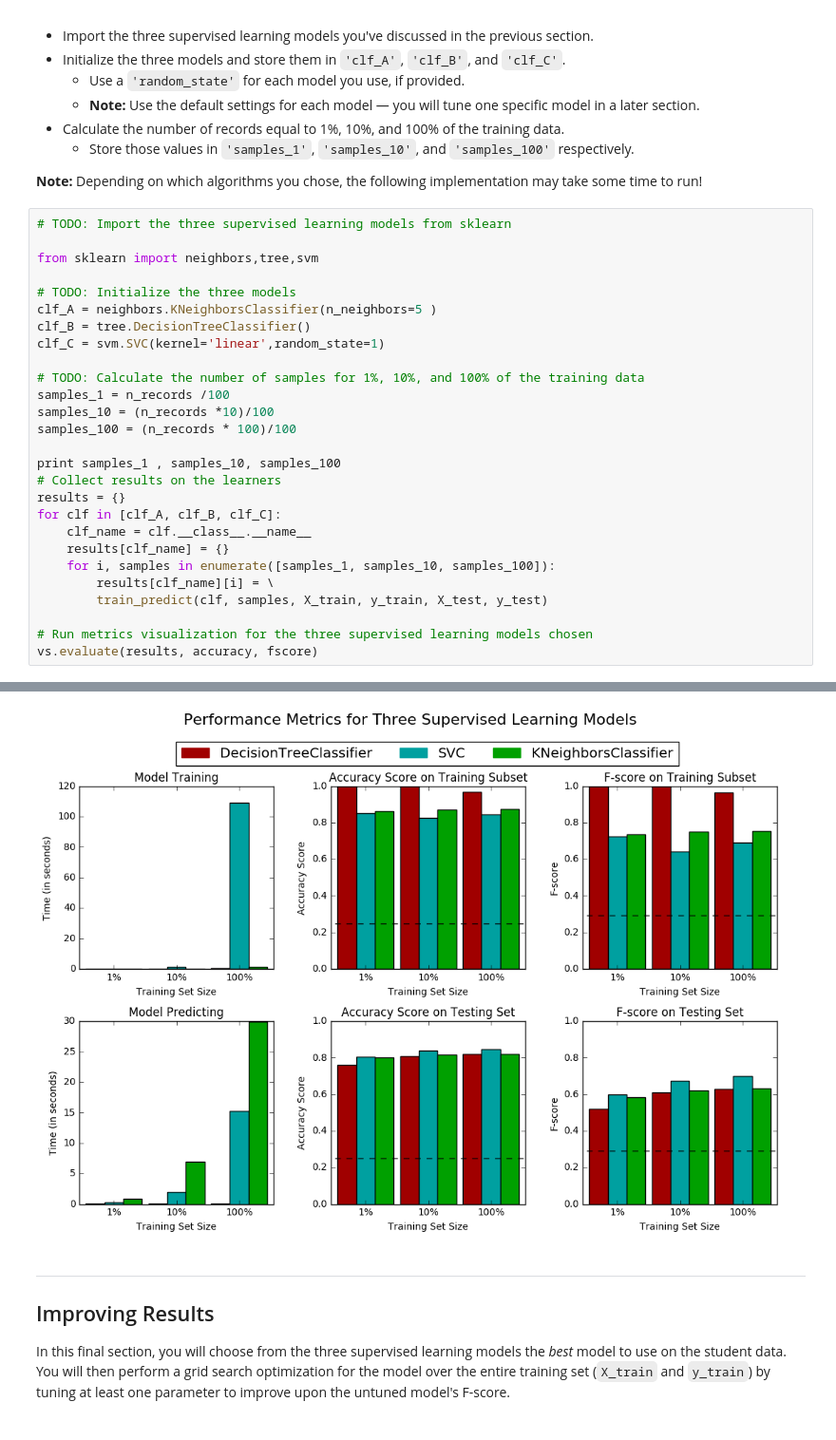
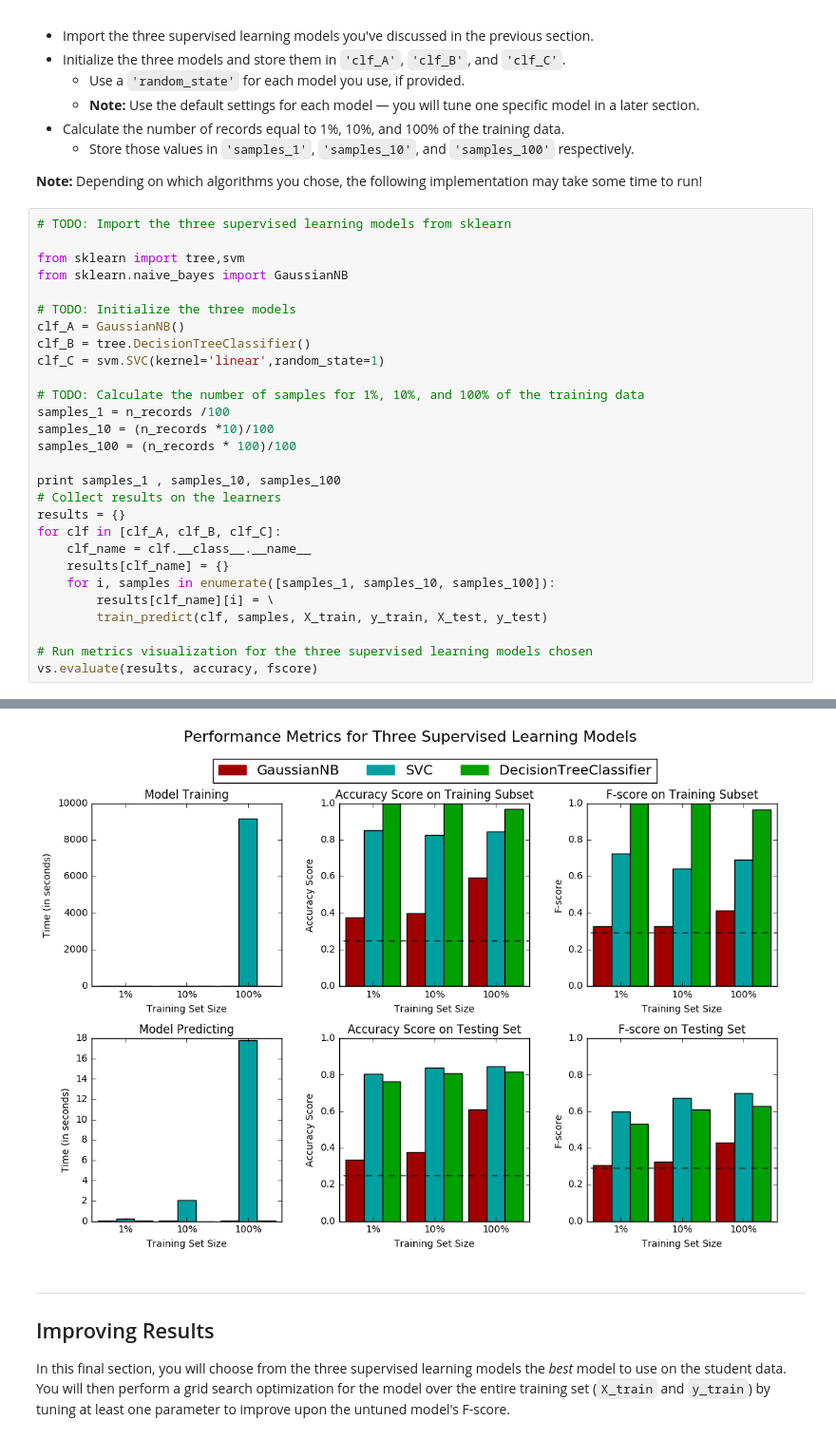
Before and after one commit to saiabhishekgv/Finding-Donors-for-CharityML, a Jupyter notebook: finding_donors.ipynb, the cells around one changed output, grey strips where cells are left out. Shown: that part at 95% size. Cells and saved outputs as stored; diff of their text form.

```diff
--- a/finding_donors.ipynb
+++ b/finding_donors.ipynb
@@ -294,10 +304,11 @@ In the code cell, you will need to implement the following:
 # %%
 # TODO: Import the three supervised learning models from sklearn
 
-from sklearn import neighbors,tree,svm
+from sklearn import tree,svm
+from sklearn.naive_bayes import GaussianNB
 
 # TODO: Initialize the three models
-clf_A = neighbors.KNeighborsClassifier(n_neighbors=5 )
+clf_A = GaussianNB()
 clf_B = tree.DecisionTreeClassifier()
 clf_C = svm.SVC(kernel='linear',random_state=1)
 
@@ -326,10 +337,10 @@ KNeighborsClassifier trained on 45222 samples.
 DecisionTreeClassifier trained on 452 samples.
 DecisionTreeClassifier trained on 4522 samples.
 DecisionTreeClassifier trained on 45222 samples.
 SVC trained on 452 samples.
 SVC trained on 4522 samples.
 SVC trained on 45222 samples.
-[figure, old version]
+[figure, new version]
 # %% [markdown]
 ----
 ## Improving Results
```
Also changed, not shown: parts of 8 cells of this notebook.
